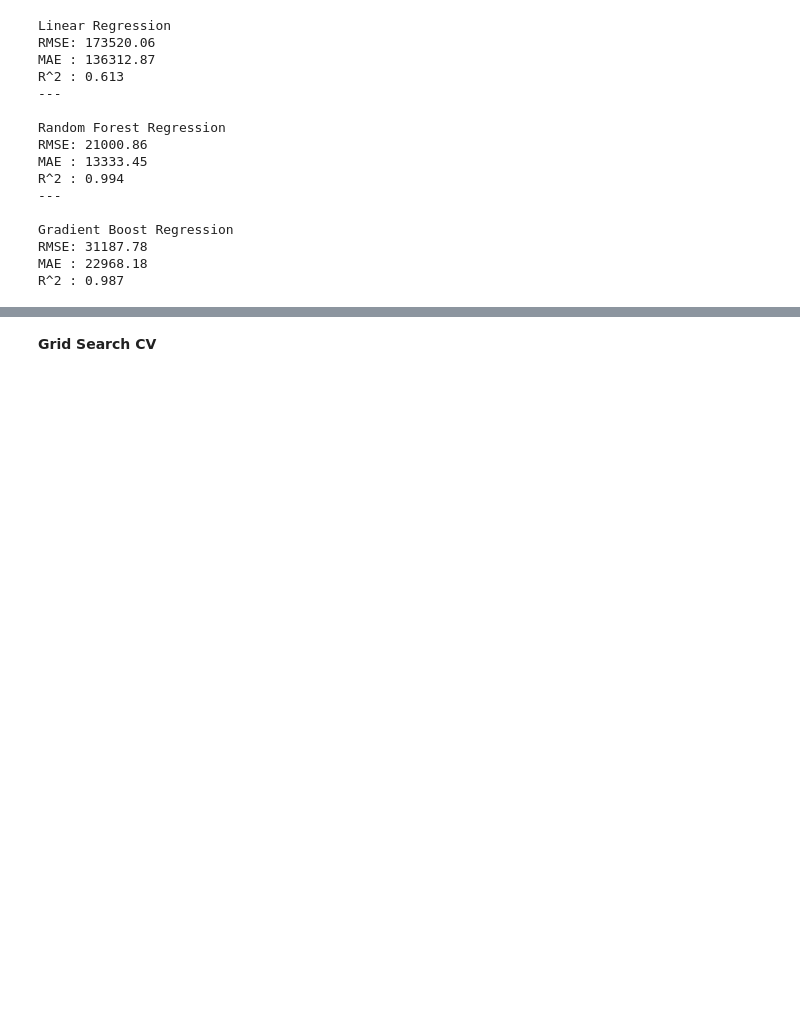
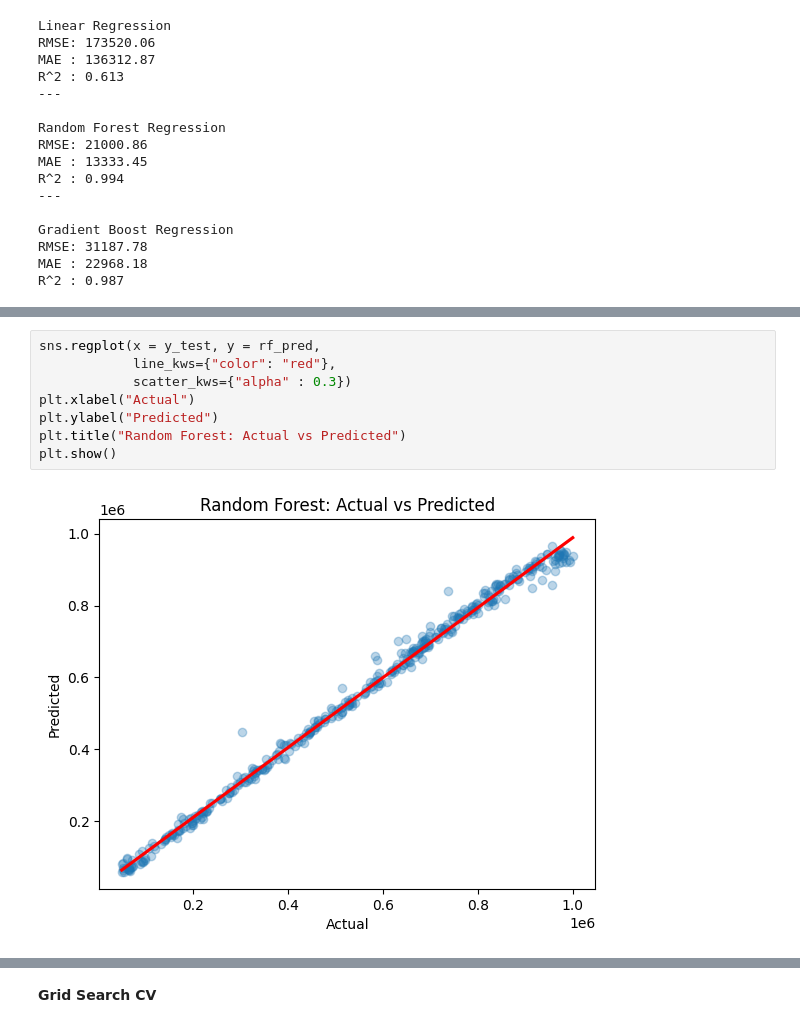
Before and after one commit to CharlizeCo/house_prices_csc481_project, a Jupyter notebook: house_price_prediction_ml.ipynb, the cells around one changed output, grey strips where cells are left out. Cells and saved outputs as stored; diff of their text form; blank space fills up the shorter version.

```diff
--- a/house_price_prediction_ml.ipynb
+++ b/house_price_prediction_ml.ipynb
@@ -352,0 +367,10 @@ R^2 : 0.987
+# %%
+sns.regplot(x = y_test, y = rf_pred,
+            line_kws={"color": "red"},
+            scatter_kws={"alpha" : 0.3})
+plt.xlabel("Actual")
+plt.ylabel("Predicted")
+plt.title("Random Forest: Actual vs Predicted")
+plt.show()
+# %% [output]
+[figure, added]
```
Also changed, not shown: parts of 4 cells of this notebook.
